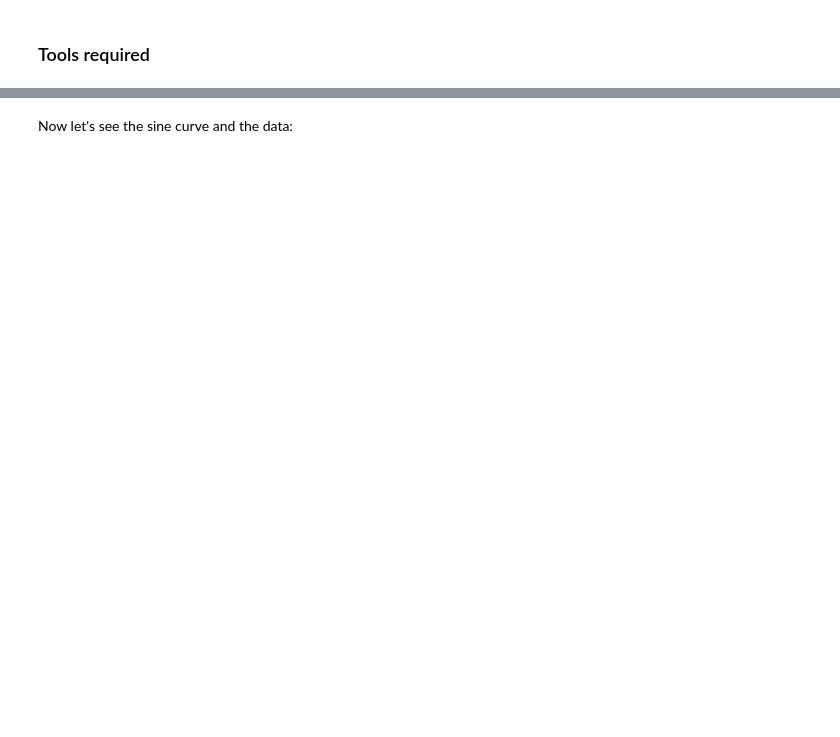
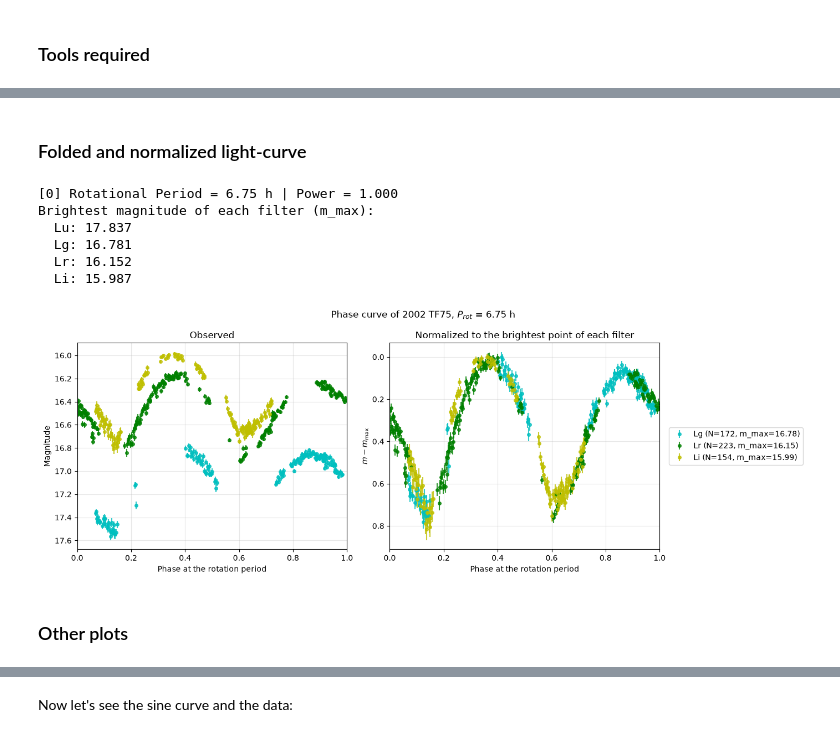
Before and after one commit to seap-udea/medellin_workshop_solarsystem, a Jupyter notebook: asteroid-exploration.ipynb, the cells around one changed output, grey strips where cells are left out. Saved outputs shown, nothing was run; the diff lists cells and outputs as text; code cells hidden in the pictures; blank space fills up the shorter version.

```diff
--- a/asteroid-exploration.ipynb
+++ b/asteroid-exploration.ipynb
@@ -408,3 +248,58 @@ fig.savefig(fig_dir + f"lightcurve_allnights_{provid.replace(' ', '_')}.png", dp
+# %% [markdown]
+### Folded and normalized light-curve
+# %%
+isel = 0
+freq_sel = df_peaks.iloc[isel]['frequency']
+per_sel = df_peaks.iloc[isel]['rotational_period_h']
+rel_pwr = df_peaks.iloc[isel]['relative_power']
+print(f"[{isel}] Rotational Period = {per_sel:.2f} h | Power = {rel_pwr:.3f}")
+
+present = [b for b in ALL_BANDS if (df_obj['band'] == b).any()]
+m_max = {}
+for b in present:
+    m_max[b] = df_obj[df_obj['band'] == b][prop].min()
+
+fig, axes = plt.subplots(1, 2, figsize=(14, 5))
+print('Brightest magnitude of each filter (m_max):')
+for b, m in m_max.items():
+    print(f'  {b}: {m:.3f}')
+
+t0 = t_band.min()
+for b in present:
+    if b == 'Lu': continue
+    sb = df_obj[df_obj['band'] == b]
+    phase_b = np.mod((sb['t_days'].to_numpy() - t0) * freq_sel / 2.0, 1.0)
+    dy = sb['rmsmag'].fillna(0.01)
+    marker = 'o' if b.startswith('L') else 's'
+    m = m_max[b]
+    style = dict(fmt=marker, ms=4, alpha=0.8, color=band_colors.get(b, 'k'),
+                 label=f'{b} (N={len(sb)}, m_max={m:.2f})')
+    axes[0].errorbar(phase_b, sb[prop], yerr=dy, **style)
+    axes[1].errorbar(phase_b, sb[prop] - m, yerr=dy, **style)
+
+axes[0].set_ylabel('Magnitude')
+axes[0].set_title('Observed')
+axes[1].set_ylabel(r'$m - m_{\mathrm{max}}$')
+axes[1].set_title('Normalized to the brightest point of each filter')
+for ax in axes:
+    ax.invert_yaxis()
+    ax.set_xlim(0, 1)
+    ax.set_xlabel('Phase at the rotation period')
+    ax.grid(True, alpha=0.3)
+axes[1].legend(loc='center left', bbox_to_anchor=(1.02, 0.5), frameon=True)
+fig.suptitle(f'Phase curve of {provid}, $P_{{rot}}$ = {per_sel:.2f} h')
+fig.tight_layout()
+fig.savefig(fig_dir + f'phase_allbands_{provid.replace(" ", "_")}.png', dpi=300)
+# %% [output]
+[0] Rotational Period = 6.75 h | Power = 1.000
+Brightest magnitude of each filter (m_max):
+  Lu: 17.837
+  Lg: 16.781
+  Lr: 16.152
+  Li: 15.987
+[figure, added]
+# %% [markdown]
+### Other plots
 # %%
 verbose = 0
 nights = df_obj.night.unique()
```
Also changed, not shown: parts of 78 cells of this notebook, 33 other files.
